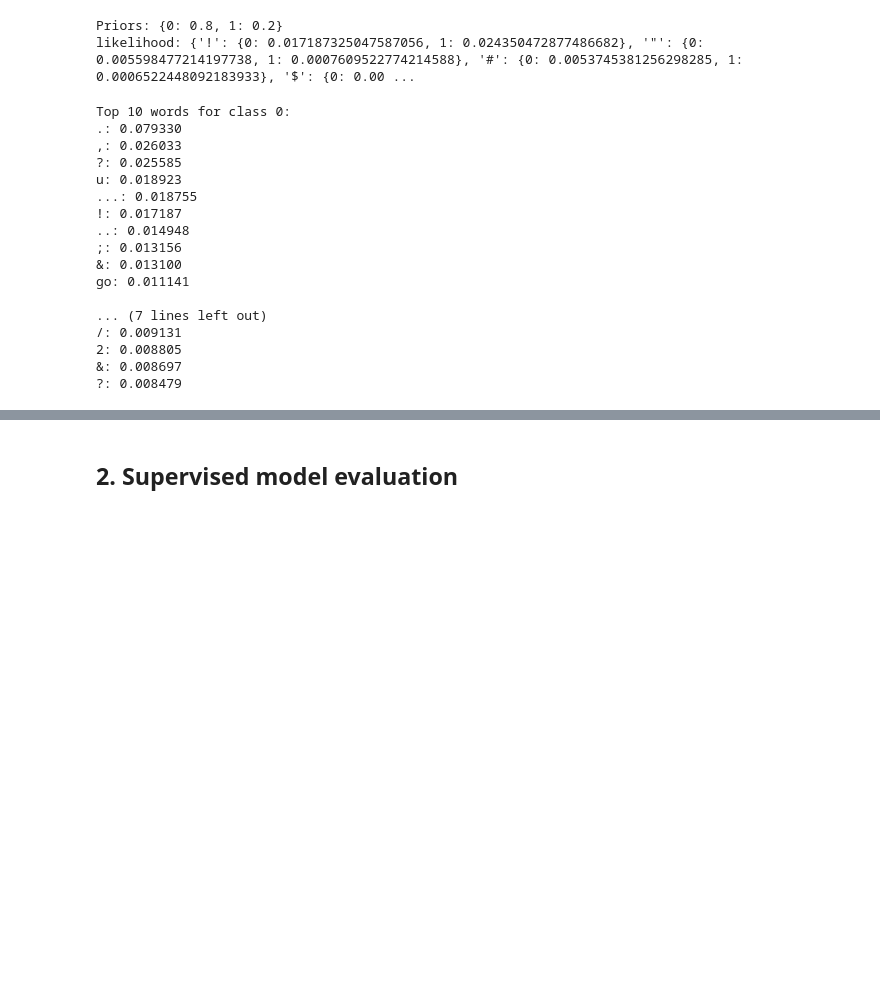
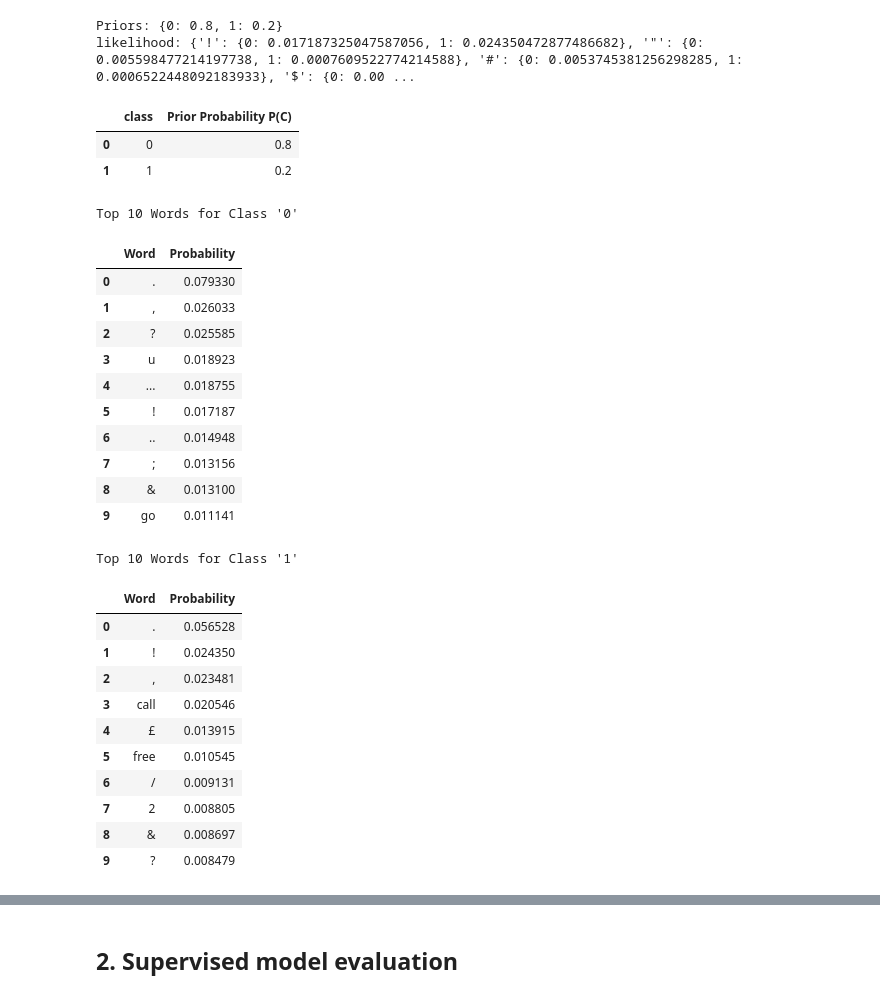
Before and after one commit to YubotKwng/Naive-Bayes-model-classifiying-spam-messages, a Jupyter notebook: COMP30027_2025_asst1_template.ipynb, the cells around one changed output, grey strips where cells are left out. Drawn from its saved outputs; the diff is of its cells as text; code cells hidden in the pictures; blank space fills up the shorter version.

```diff
--- a/COMP30027_2025_asst1_template.ipynb
+++ b/COMP30027_2025_asst1_template.ipynb
@@ -134,3 +134,12 @@ print("likelihood:", likelihood)
 # %% [output]
 Priors: {0: 0.8, 1: 0.2}
 likelihood: {'!': {0: 0.017187325047587056, 1: 0.024350472877486682}, '"': {0: 0.005598477214197738, 1: 0.0007609522774214588}, '#': {0: 0.0053745381256298285, 1: 0.0006522448092183933}, '$': {0: 0.00 ...
+# %%
+prior_df = pd.DataFrame.from_dict(priors_prob, orient='index', columns=['Value'])
+prior_df.reset_index(inplace=True)
+prior_df.columns = ['class', 'Prior Probability P(C)']
+display(prior_df)
+# %% [output]
+|  | class | Prior Probability P(C) |
+| 0 | 0 | 0.8 |
+| 1 | 1 | 0.2 |
@@ -137,34 +159,45 @@ likelihood: {'!': {0: 0.017187325047587056, 1: 0.024350472877486682}, '"': {0: 0
 # %%
 class_words = {}
 
 # Initialize dictionary for each class
 for word, probs in likelihood.items():
     for label, prob in probs.items():
         if label not in class_words:
             class_words[label] = []
         class_words[label].append((word, prob))
 
-# Sort and print top N words for each class
+# Store top N words in a list of records
+top_n = 10
 for label in sorted(class_words.keys()):
-    print(f"\nTop {10} words for class {label}:")
+    print(f"\nTop {top_n} Words for Class '{label}'")
     sorted_words = sorted(class_words[label], key=lambda x: x[1], reverse=True)
-    for word, prob in sorted_words[:10]:
-        print(f"{word}: {prob:.6f}")
+    top_words = sorted_words[:top_n]
+
+    # Create and display DataFrame
+    top_words = pd.DataFrame(top_words, columns=['Word', 'Probability'])
+    display(top_words)
 # %% [output]
-Top 10 words for class 0:
-.: 0.079330
-,: 0.026033
-?: 0.025585
-u: 0.018923
-...: 0.018755
-!: 0.017187
-..: 0.014948
-;: 0.013156
-&: 0.013100
-go: 0.011141
-
-... (7 lines left out)
-/: 0.009131
-2: 0.008805
-&: 0.008697
-?: 0.008479
+Top 10 Words for Class '0'
+|  | Word | Probability |
+| 0 | . | 0.079330 |
+| 1 | , | 0.026033 |
+| 2 | ? | 0.025585 |
+| 3 | u | 0.018923 |
+| 4 | ... | 0.018755 |
+| 5 | ! | 0.017187 |
+| 6 | .. | 0.014948 |
+| 7 | ; | 0.013156 |
+| 8 | & | 0.013100 |
+| 9 | go | 0.011141 |
+Top 10 Words for Class '1'
+|  | Word | Probability |
+| 0 | . | 0.056528 |
+| 1 | ! | 0.024350 |
+| 2 | , | 0.023481 |
+| 3 | call | 0.020546 |
+| 4 | £ | 0.013915 |
+| 5 | free | 0.010545 |
+| 6 | / | 0.009131 |
+| 7 | 2 | 0.008805 |
+| 8 | & | 0.008697 |
+| 9 | ? | 0.008479 |
```
Also changed, not shown: parts of 3 cells of this notebook.
